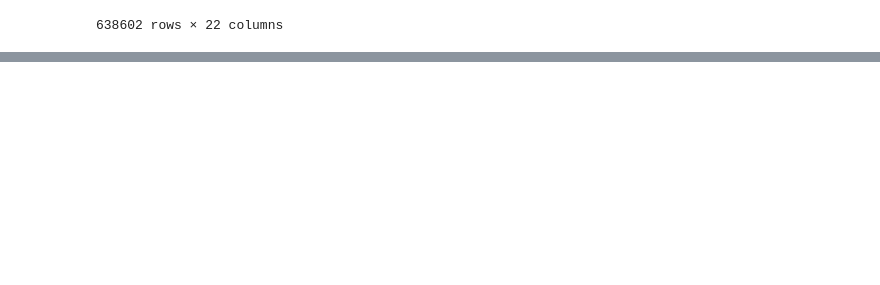
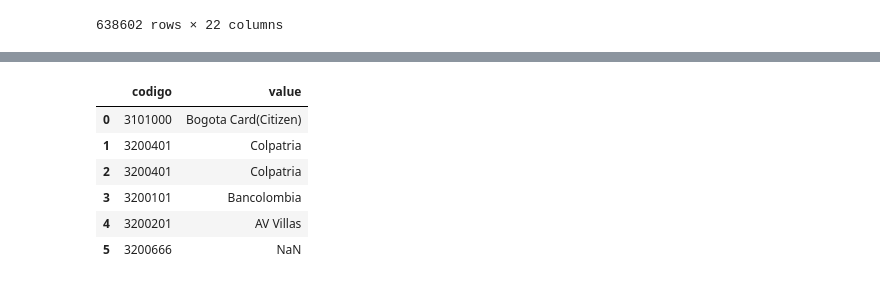
Before and after one commit to Kolozuz/data-analysis-seti-2024, a Jupyter notebook: test.ipynb, the cells around one changed output, grey strips where cells are left out. Saved outputs shown, nothing was run; the diff lists cells and outputs as text; code cells hidden in the pictures; blank space fills up the shorter version.

```diff
--- a/test.ipynb
+++ b/test.ipynb
@@ -211,0 +251,9 @@ dtype: object
+# %%
+my_df = pd.DataFrame([
+    {"codigo":"3101000"},
+    {"codigo":"3200401"},
+    {"codigo":"3200101"},
+    {"codigo":"3200201"},
+    {"codigo":"3200666"}
+]).astype(int)
+my_df
@@ -211,0 +280,11 @@ dtype: object
+# %%
+my_df = my_df.merge(emisor, how="left", on="codigo")
+my_df
+# %% [output]
+|  | codigo | value |
+| 0 | 3101000 | Bogota Card(Citizen) |
+| 1 | 3200401 | Colpatria |
+| 2 | 3200401 | Colpatria |
+| 3 | 3200101 | Bancolombia |
+| 4 | 3200201 | AV Villas |
+| 5 | 3200666 | NaN |
```
Also changed, not shown: parts of 8 cells of this notebook.
